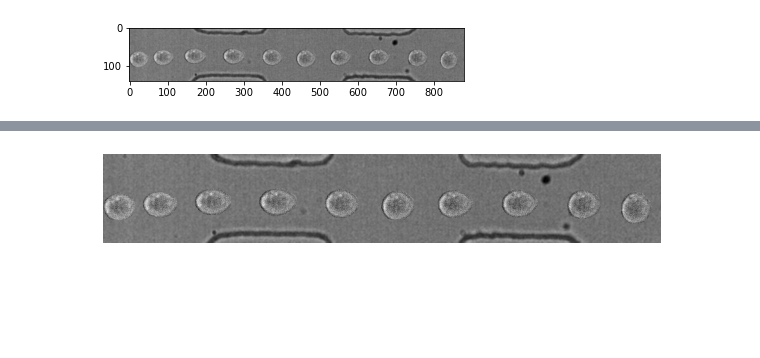
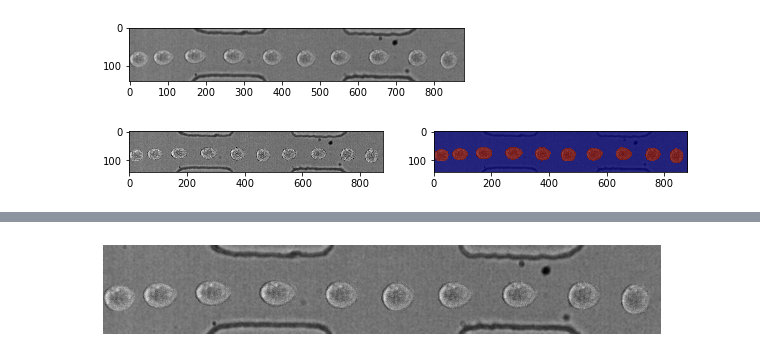
Before and after one commit to siwylab/time-series-dc, a Jupyter notebook: Cell frame sequence.ipynb, the cells around one changed output, grey strips where cells are left out. Drawn from its saved outputs; the diff is of its cells as text; code cells hidden in the pictures; blank space fills up the shorter version.

```diff
--- a/Cell frame sequence.ipynb
+++ b/Cell frame sequence.ipynb
@@ -96,6 +97,20 @@ plt.imshow(img,cmap='gray')
 # %% [output]
 <matplotlib.image.AxesImage at 0x...>
 [figure]
+# %%
+
+masked = np.ma.masked_where(img_mask == 0, img_mask)
+
+import matplotlib.pyplot as plt
+plt.figure(figsize=(10,10))
+plt.subplot(1,2,1)
+plt.imshow(img, 'gray', interpolation='none')
+plt.subplot(1,2,2)
+plt.imshow(img, 'gray', interpolation='none')
+plt.imshow(img_mask, 'jet', interpolation='none', alpha=0.7)
+plt.show()
+# %% [output]
+[figure, added]
 # %%
 alpha=0.5
 # Construct RGB version of grey-level image
```
Also changed, not shown: parts of 3 cells of this notebook, 3 other files.
